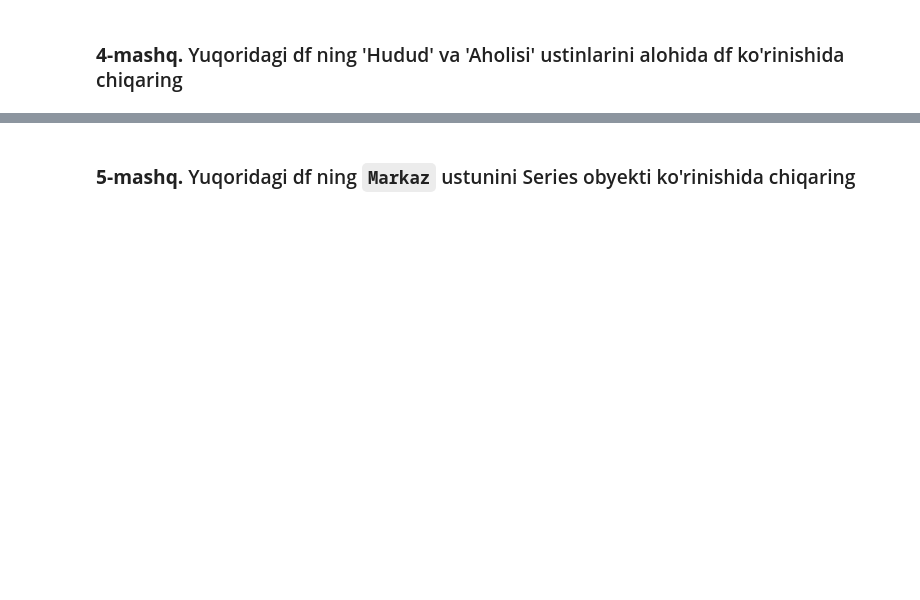
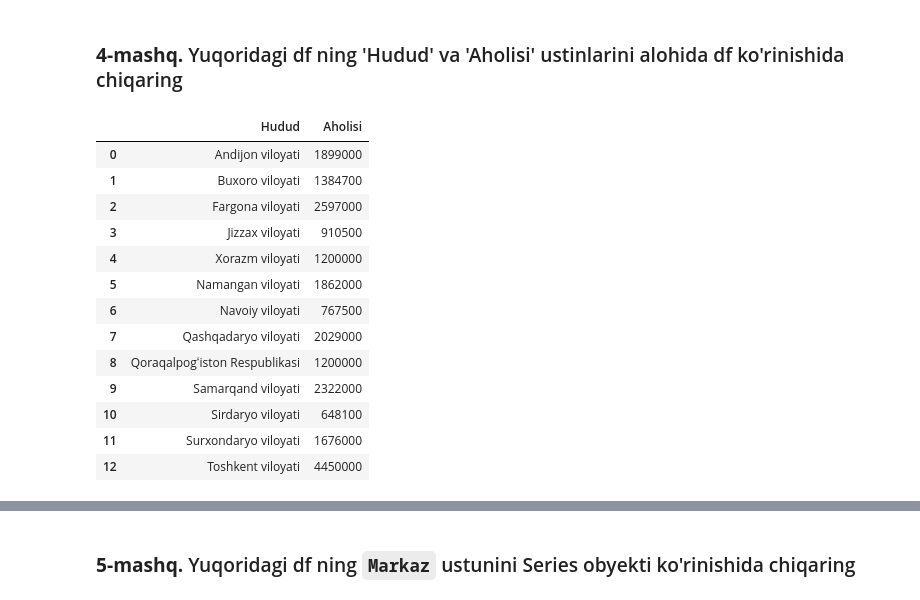
Before and after one commit to Amirshteyn/Exercises, a Jupyter notebook: DS_pandas_2_amaliyot_df.ipynb, the cells around one changed output, grey strips where cells are left out. Drawn from its saved outputs; the diff is of its cells as text; code cells hidden in the pictures; blank space fills up the shorter version.

```diff
--- a/DS_pandas_2_amaliyot_df.ipynb
+++ b/DS_pandas_2_amaliyot_df.ipynb
@@ -192,6 +206,22 @@ df.sample(3)
 ### **4-mashq.** Yuqoridagi df ning 'Hudud' va 'Aholisi' ustinlarini alohida df ko'rinishida chiqaring
 # %%
 # Javobni shuyerga yozing
+df[['Hudud','Aholisi']]
+# %% [output]
+|  | Hudud | Aholisi |
+| 0 | Andijon viloyati | 1899000 |
+| 1 | Buxoro viloyati | 1384700 |
+| 2 | Fargona viloyati | 2597000 |
+| 3 | Jizzax viloyati | 910500 |
+| 4 | Xorazm viloyati | 1200000 |
+| 5 | Namangan viloyati | 1862000 |
+| 6 | Navoiy viloyati | 767500 |
+| 7 | Qashqadaryo viloyati | 2029000 |
+| 8 | Qoraqalpogʻiston Respublikasi | 1200000 |
+| 9 | Samarqand viloyati | 2322000 |
+| 10 | Sirdaryo viloyati | 648100 |
+| 11 | Surxondaryo viloyati | 1676000 |
+| 12 | Toshkent viloyati | 4450000 |
 # %%
 #@title **To'g'ri javob**
 df[['Hudud','Aholisi']]
```
Also changed, not shown: parts of 27 cells of this notebook.
